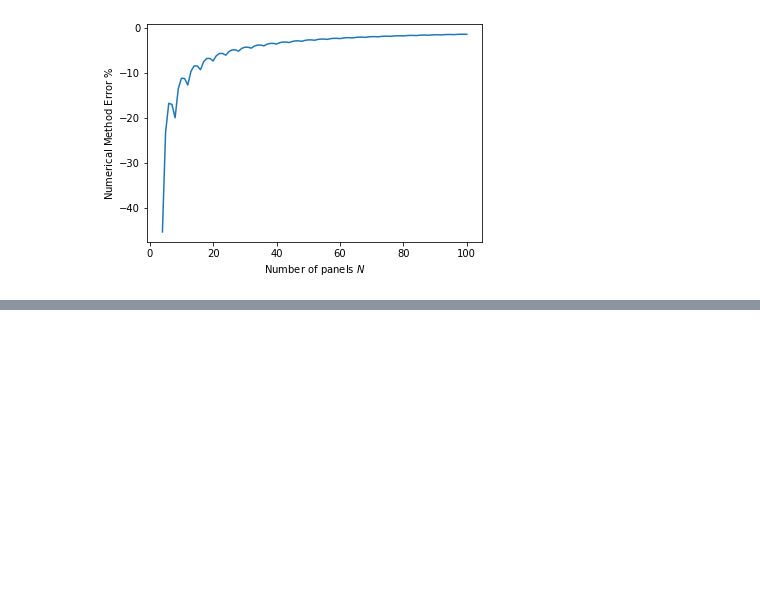
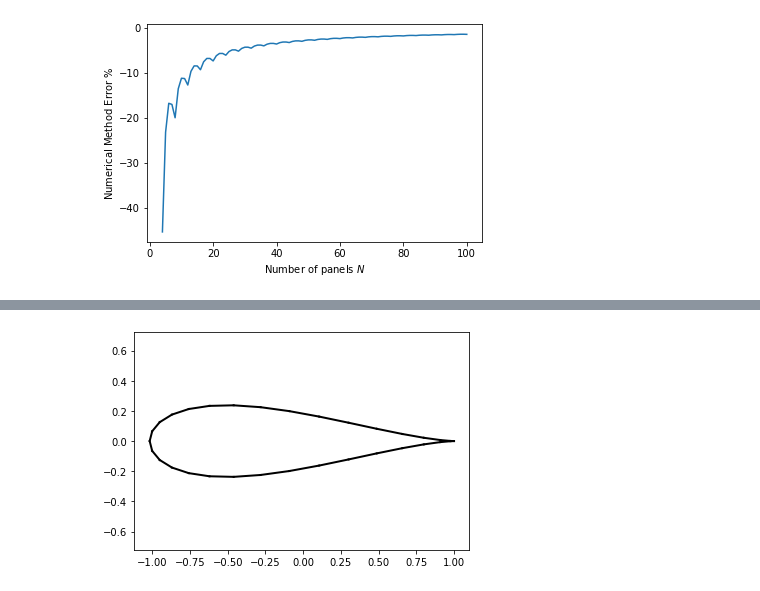
Before and after one commit to weymouth/MarineHydro, a Jupyter notebook: tutorials/notebook template.ipynb, the cells around one changed output, grey strips where cells are left out. Cells and saved outputs as stored; diff of their text form; code cells hidden in the pictures; blank space fills up the shorter version.

```diff
--- a/tutorials/notebook template.ipynb
+++ b/tutorials/notebook template.ipynb
@@ -175,0 +242,5 @@ plt.xlabel(r'Number of panels $N$'),plt.ylabel(r'Numerical Method Error $\%$')
+# %%
+vp.make_jfoil(32).plot()
+plt.axis('equal');
+# %% [output]
+[figure, added]
```
Also changed, not shown: parts of 31 cells of this notebook.
